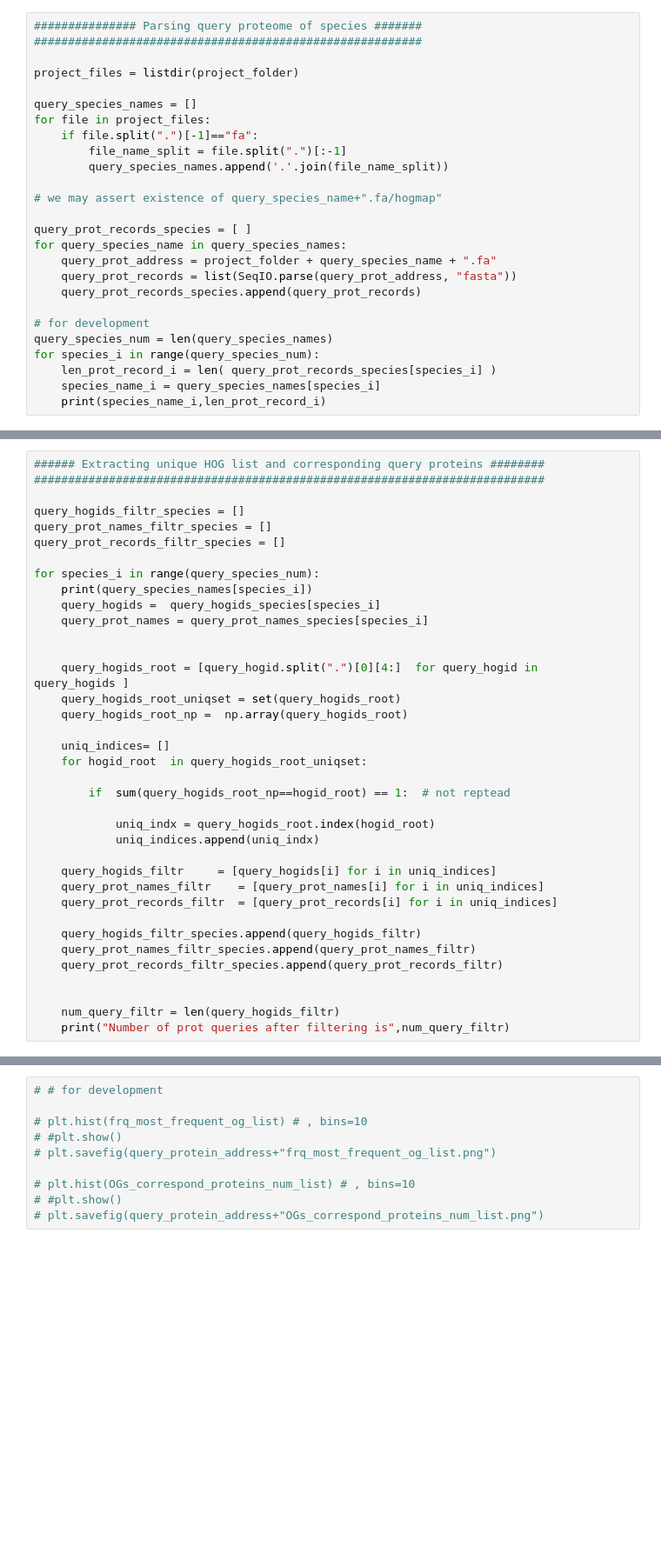
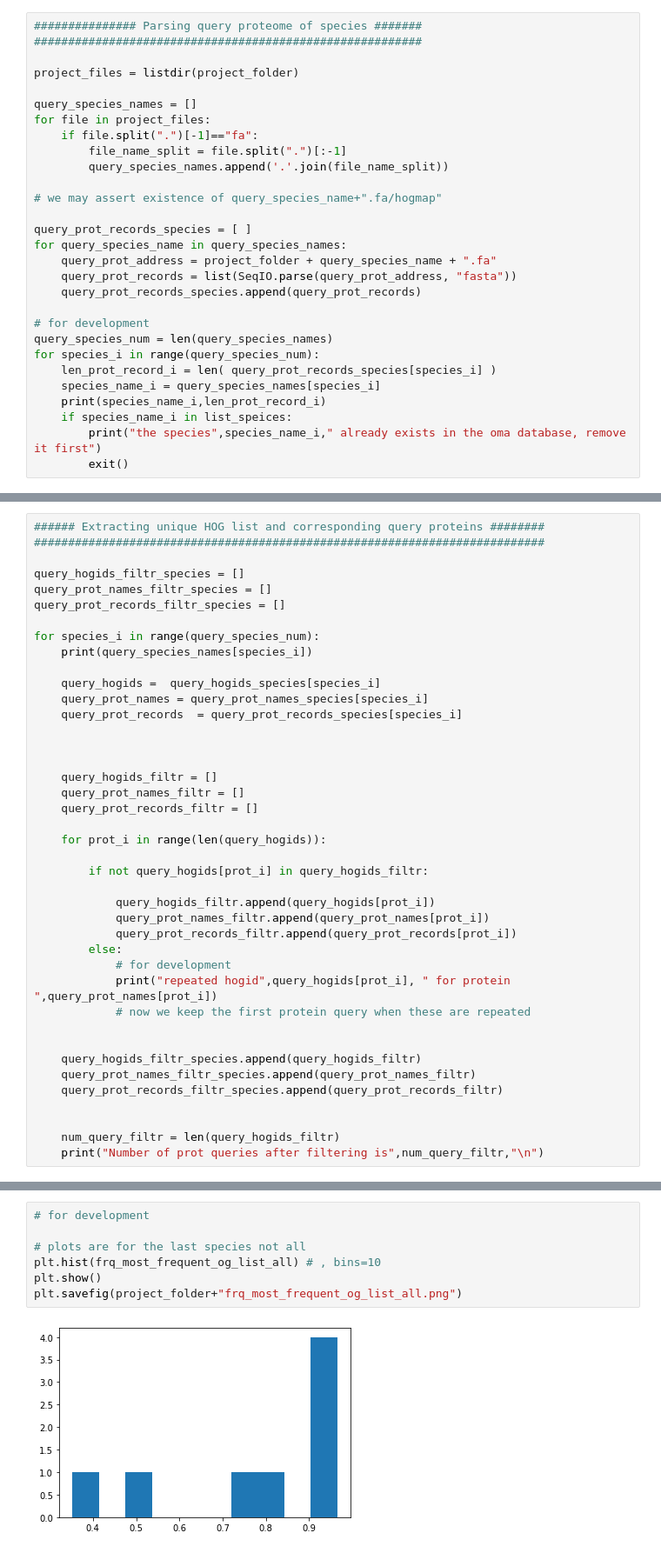
Before and after one commit to sinamajidian/fastoma_tree, a Jupyter notebook: fastoma.ipynb, the cells around one changed output, grey strips where cells are left out. Shown at 87% size. Drawn from its saved outputs; the diff is of its cells as text; blank space fills up the shorter version.

```diff
--- a/fastoma.ipynb
+++ b/fastoma.ipynb
@@ -58,4 +75,7 @@ for species_i in range(query_species_num):
     len_prot_record_i = len( query_prot_records_species[species_i] )
     species_name_i = query_species_names[species_i]
     print(species_name_i,len_prot_record_i)
+    if species_name_i in list_speices:
+        print("the species",species_name_i," already exists in the oma database, remove it first")
+        exit()
 # %% [output]
@@ -102,25 +119,29 @@ query_prot_records_filtr_species = []
 
 for species_i in range(query_species_num):
     print(query_species_names[species_i])
+
     query_hogids =  query_hogids_species[species_i]
     query_prot_names = query_prot_names_species[species_i]
+    query_prot_records  = query_prot_records_species[species_i]
 
 
-    query_hogids_root = [query_hogid.split(".")[0][4:]  for query_hogid in  query_hogids ]
-    query_hogids_root_uniqset = set(query_hogids_root)
-    query_hogids_root_np =  np.array(query_hogids_root)
 
-    uniq_indices= []
-    for hogid_root  in query_hogids_root_uniqset:
+    query_hogids_filtr = []
+    query_prot_names_filtr = []
+    query_prot_records_filtr = []
 
-        if  sum(query_hogids_root_np==hogid_root) == 1:  # not reptead
+    for prot_i in range(len(query_hogids)):
 
-            uniq_indx = query_hogids_root.index(hogid_root)
-            uniq_indices.append(uniq_indx)
+        if not query_hogids[prot_i] in query_hogids_filtr:
 
-    query_hogids_filtr     = [query_hogids[i] for i in uniq_indices]
-    query_prot_names_filtr    = [query_prot_names[i] for i in uniq_indices]
-    query_prot_records_filtr  = [query_prot_records[i] for i in uniq_indices]
+            query_hogids_filtr.append(query_hogids[prot_i])
+            query_prot_names_filtr.append(query_prot_names[prot_i])
+            query_prot_records_filtr.append(query_prot_records[prot_i])
+        else:
+            # for development
+            print("repeated hogid",query_hogids[prot_i], " for protein ",query_prot_names[prot_i])
+            # now we keep the first protein query when these are repeated
+
 
     query_hogids_filtr_species.append(query_hogids_filtr)
     query_prot_names_filtr_species.append(query_prot_names_filtr)
@@ -128,5 +149,5 @@ for species_i in range(query_species_num):
 
 
     num_query_filtr = len(query_hogids_filtr)
-    print("Number of prot queries after filtering is",num_query_filtr)
+    print("Number of prot queries after filtering is",num_query_filtr,"\n")
 # %% [output]
@@ -212,10 +247,9 @@ the most Frequent_OG is: 604910 with frequency of 6 out of 12 so, frq= 0.5
 # %%
-# # for development
+# for development
 
-# plt.hist(frq_most_frequent_og_list) # , bins=10
-# #plt.show()
-# plt.savefig(query_protein_address+"frq_most_frequent_og_list.png")
-
-# plt.hist(OGs_correspond_proteins_num_list) # , bins=10
-# #plt.show()
-# plt.savefig(query_protein_address+"OGs_correspond_proteins_num_list.png")
+# plots are for the last species not all
+plt.hist(frq_most_frequent_og_list_all) # , bins=10
+plt.show()
+plt.savefig(project_folder+"frq_most_frequent_og_list_all.png")
+# %% [output]
+[figure, added]
```
Also changed, not shown: parts of 20 cells of this notebook, 1 other file.
